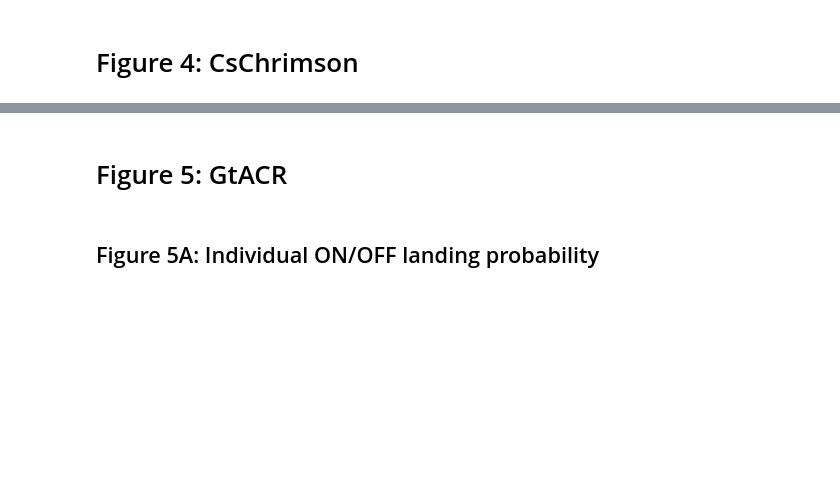
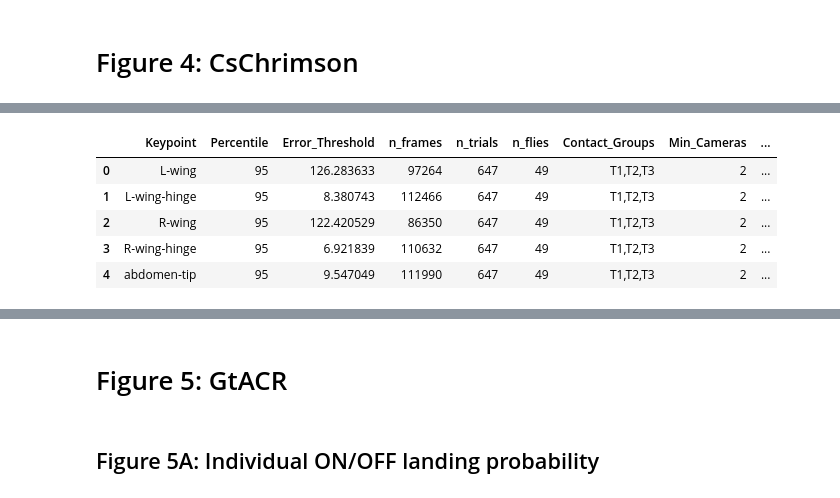
Before and after one commit to TseWeiKuo/AnalysisAndFigures, a Jupyter notebook: OptogeneticFigure.ipynb, the cells around one changed output, grey strips where cells are left out. Cells and saved outputs as stored; diff of their text form; code cells hidden in the pictures; blank space fills up the shorter version.

```diff
--- a/OptogeneticFigure.ipynb
+++ b/OptogeneticFigure.ipynb
@@ -326,0 +203,65 @@ if RUN_CHR_INTENSITY_ANGLE_TRACES:
+# %%
+RUN_CHR_TRACKING_QC_THRESHOLD = True
+APPLY_CHR_TRACKING_QC = True
+
+CHR_QC_PERCENTILE = 95
+CHR_QC_MIN_CAMERAS = 2
+CHR_QC_MAX_INTERP_GAP_FRAMES = 5
+CHR_QC_MIN_VALID_FRACTION = 0.8
+CHR_QC_TAU = 0.71
+CHR_QC_MARGIN_S = 0.2
+CHR_ANGLE_SMOOTH = True
+CHR_ANGLE_SMOOTH_WINDOW_FRAMES = 5
+
+wt_tita_qc_groups_raw = build_groups(
+    group_keys=["WT_T1_TTa", "WT_T2_TTa", "WT_T3_TTa"],
+    skip_missing=False,
+    require_kinematics=False,
+)
+wt_tita_qc_groups = {
+    "T1": wt_tita_qc_groups_raw["WT_T1_TTa"],
+    "T2": wt_tita_qc_groups_raw["WT_T2_TTa"],
+    "T3": wt_tita_qc_groups_raw["WT_T3_TTa"],
+}
+
+tracking_qc_out = output_folder("CsChrimson_Figure_4", "tracking_qc_thresholds")
+tracking_threshold_prefix = tracking_qc_out / "WT_T1_T2_T3_TiTa_keypoint_error_thresholds_for_CsChrimson"
+
+if RUN_CHR_TRACKING_QC_THRESHOLD:
+    threshold_fig, threshold_ax, chr_tracking_threshold_df, chr_tracking_qc_df, chr_tracking_threshold_skipped_df = plotter.get_keypoints_error_threshold(
+        group_infos=wt_tita_qc_groups,
+        percentile=CHR_QC_PERCENTILE,
+        min_cameras=CHR_QC_MIN_CAMERAS,
+        trial_types=("Landing", "Flying"),
+        tau=CHR_QC_TAU,
+        margin_s=CHR_QC_MARGIN_S,
+        file_name=str(tracking_threshold_prefix),
+    )
+    chr_tracking_error_thresholds = dict(zip(
+        chr_tracking_threshold_df["Keypoint"],
+        chr_tracking_threshold_df["Error_Threshold"],
+    ))
+else:
+    chr_tracking_threshold_df = pd.DataFrame()
+    chr_tracking_qc_df = pd.DataFrame()
+    chr_tracking_threshold_skipped_df = pd.DataFrame()
+    chr_tracking_error_thresholds = None
+
+CHR_ANGLE_QC_KWARGS = dict(
+    apply_tracking_qc=APPLY_CHR_TRACKING_QC,
+    tracking_error_thresholds=None,
+    min_cameras=CHR_QC_MIN_CAMERAS,
+    max_interp_gap_frames=CHR_QC_MAX_INTERP_GAP_FRAMES,
+    min_valid_fraction=CHR_QC_MIN_VALID_FRACTION,
+    smooth_angle=CHR_ANGLE_SMOOTH,
+    smooth_window_frames=CHR_ANGLE_SMOOTH_WINDOW_FRAMES,
+)
+
+chr_tracking_threshold_df.head()
+# %% [output]
+|  | Keypoint | Percentile | Error_Threshold | n_frames | n_trials | n_flies | Contact_Groups | Min_Cameras | ... |
+| 0 | L-wing | 95 | 126.283633 | 97264 | 647 | 49 | T1,T2,T3 | 2 | ... |
+| 1 | L-wing-hinge | 95 | 8.380743 | 112466 | 647 | 49 | T1,T2,T3 | 2 | ... |
+| 2 | R-wing | 95 | 122.420529 | 86350 | 647 | 49 | T1,T2,T3 | 2 | ... |
+| 3 | R-wing-hinge | 95 | 6.921839 | 110632 | 647 | 49 | T1,T2,T3 | 2 | ... |
+| 4 | abdomen-tip | 95 | 9.547049 | 111990 | 647 | 49 | T1,T2,T3 | 2 | ... |
```
Also changed, not shown: parts of 29 cells of this notebook, 5 other files.
